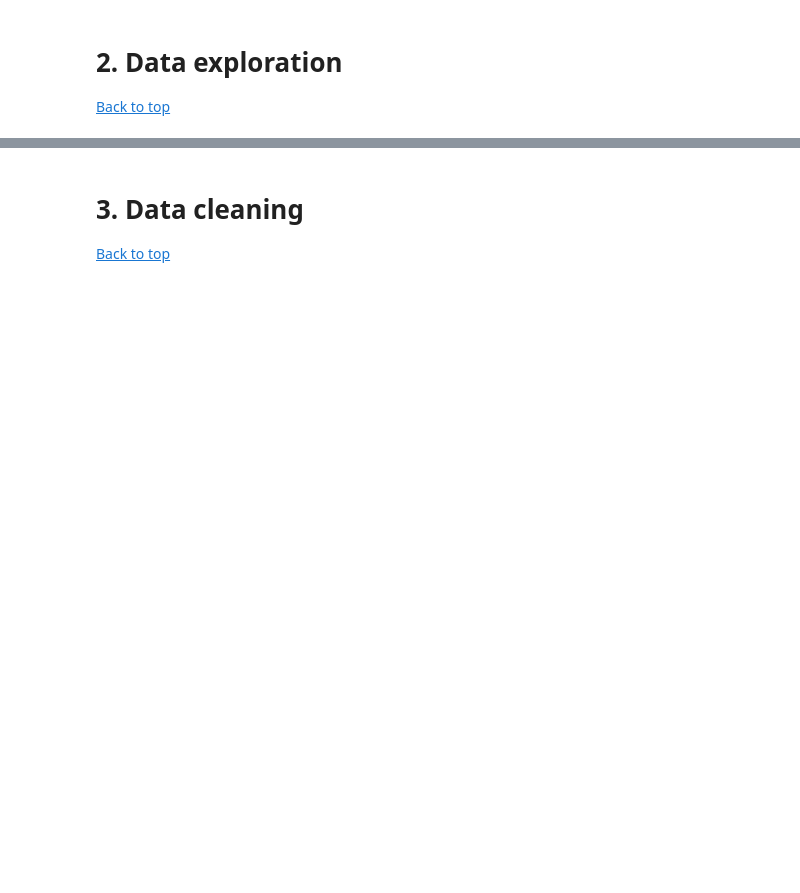
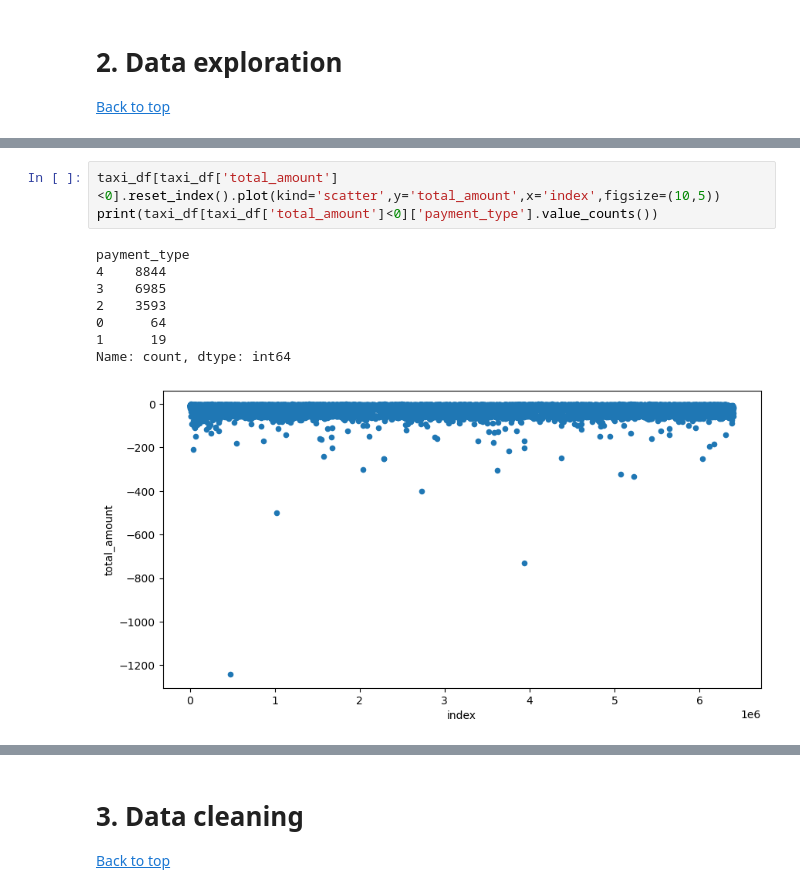
Before and after one commit to ataneko/New-York-Taxi-Analysis, a Jupyter notebook: Data Science Project Skeleton.ipynb, the cells around one changed output, grey strips where cells are left out. Saved outputs shown, nothing was run; the diff lists cells and outputs as text; blank space fills up the shorter version.

```diff
--- a/Data Science Project Skeleton.ipynb
+++ b/Data Science Project Skeleton.ipynb
@@ -24,0 +84,12 @@
+# %%
+taxi_df[taxi_df['total_amount']<0].reset_index().plot(kind='scatter',y='total_amount',x='index',figsize=(10,5))
+print(taxi_df[taxi_df['total_amount']<0]['payment_type'].value_counts())
+# %% [output]
+payment_type
+4    8844
+3    6985
+2    3593
+0      64
+1      19
+Name: count, dtype: int64
+[figure, added]
```
Also changed, not shown: parts of 27 cells of this notebook, 1 other file.
